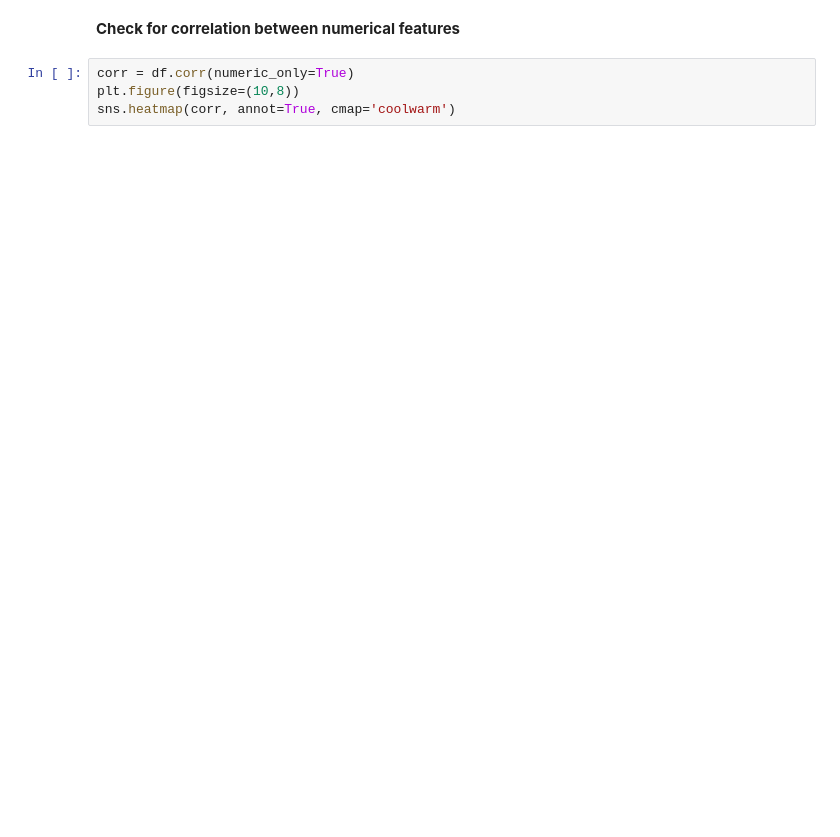
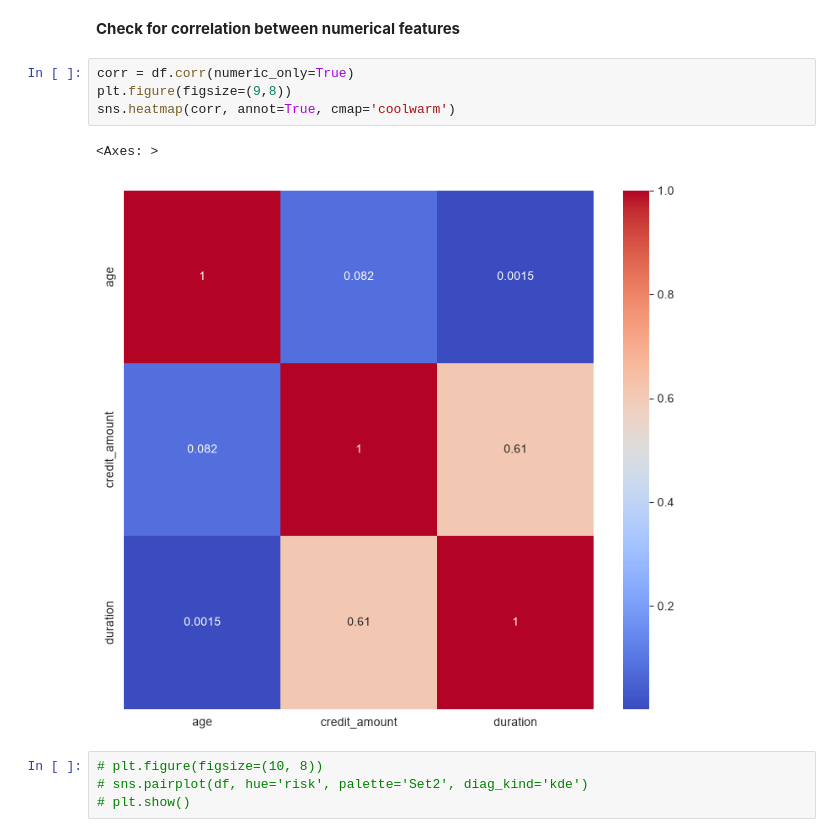
Before and after one commit to th3realAyo/credit-risk, a Jupyter notebook: script.ipynb, the cells around one changed output. Saved outputs shown, nothing was run; the diff lists cells and outputs as text; blank space fills up the shorter version.

```diff
--- a/script.ipynb
+++ b/script.ipynb
@@ -305,6 +334,13 @@ plt.show()
 **Check for correlation between numerical features**
 # %%
 corr = df.corr(numeric_only=True)
-plt.figure(figsize=(10,8))
+plt.figure(figsize=(9,8))
 sns.heatmap(corr, annot=True, cmap='coolwarm')
+# %% [output]
+<Axes: >
+[figure, added]
+# %%
+# plt.figure(figsize=(10, 8))
+# sns.pairplot(df, hue='risk', palette='Set2', diag_kind='kde')
+# plt.show()
 # %%
```
Also changed, not shown: parts of 55 cells of this notebook.
